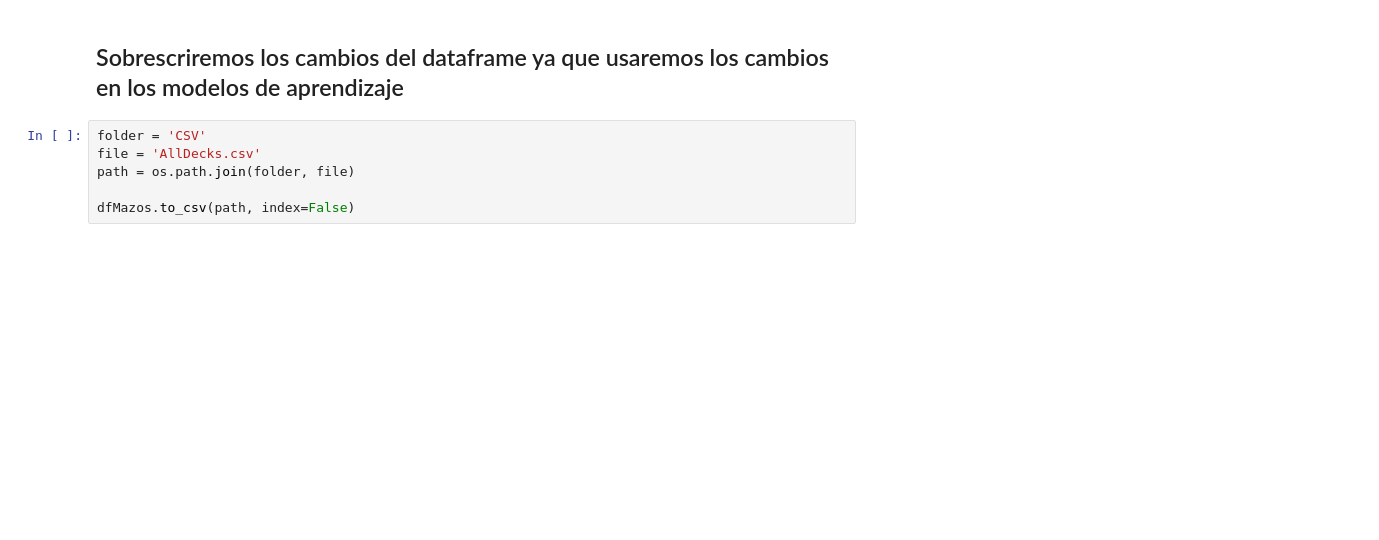
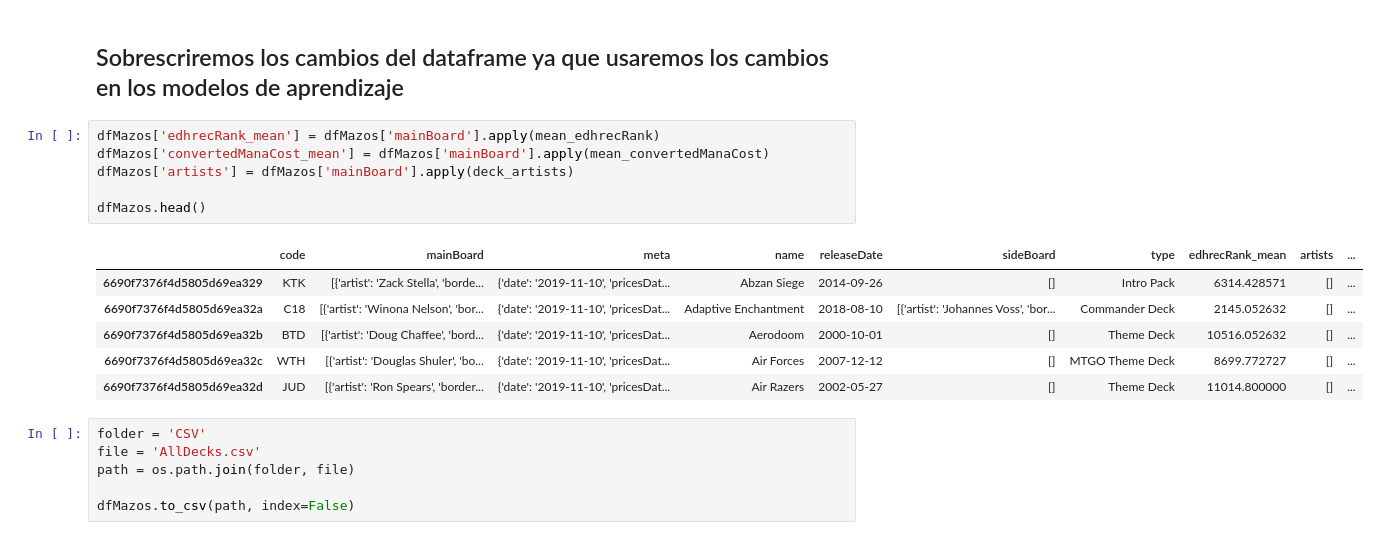
Before and after one commit to RubG4/TFM_MasterBigData_MTG, a Jupyter notebook: Main.ipynb, the cells around one changed output. Cells and saved outputs as stored; diff of their text form; blank space fills up the shorter version.

Commit message:
Extraer datos de mainBoard

```diff
--- a/Main.ipynb
+++ b/Main.ipynb
@@ -244,6 +290,19 @@ plt.show()
 [figure]
 # %% [markdown]
 ## Sobrescriremos los cambios del dataframe ya que usaremos los cambios en los modelos de aprendizaje
+# %%
+dfMazos['edhrecRank_mean'] = dfMazos['mainBoard'].apply(mean_edhrecRank)
+dfMazos['convertedManaCost_mean'] = dfMazos['mainBoard'].apply(mean_convertedManaCost)
+dfMazos['artists'] = dfMazos['mainBoard'].apply(deck_artists)
+
+dfMazos.head()
+# %% [output]
+|  | code | mainBoard | meta | name | releaseDate | sideBoard | type | edhrecRank_mean | artists | ... |
+| 6690f7376f4d5805d69ea329 | KTK | [{'artist': 'Zack Stella', 'borde... | {'date': '2019-11-10', 'pricesDat... | Abzan Siege | 2014-09-26 | [] | Intro Pack | 6314.428571 | [] | ... |
+| 6690f7376f4d5805d69ea32a | C18 | [{'artist': 'Winona Nelson', 'bor... | {'date': '2019-11-10', 'pricesDat... | Adaptive Enchantment | 2018-08-10 | [{'artist': 'Johannes Voss', 'bor... | Commander Deck | 2145.052632 | [] | ... |
+| 6690f7376f4d5805d69ea32b | BTD | [{'artist': 'Doug Chaffee', 'bord... | {'date': '2019-11-10', 'pricesDat... | Aerodoom | 2000-10-01 | [] | Theme Deck | 10516.052632 | [] | ... |
+| 6690f7376f4d5805d69ea32c | WTH | [{'artist': 'Douglas Shuler', 'bo... | {'date': '2019-11-10', 'pricesDat... | Air Forces | 2007-12-12 | [] | MTGO Theme Deck | 8699.772727 | [] | ... |
+| 6690f7376f4d5805d69ea32d | JUD | [{'artist': 'Ron Spears', 'border... | {'date': '2019-11-10', 'pricesDat... | Air Razers | 2002-05-27 | [] | Theme Deck | 11014.800000 | [] | ... |
 # %%
 folder = 'CSV'
 file = 'AllDecks.csv'
```
Also changed, not shown: parts of 3 cells of this notebook, 1 other file.
